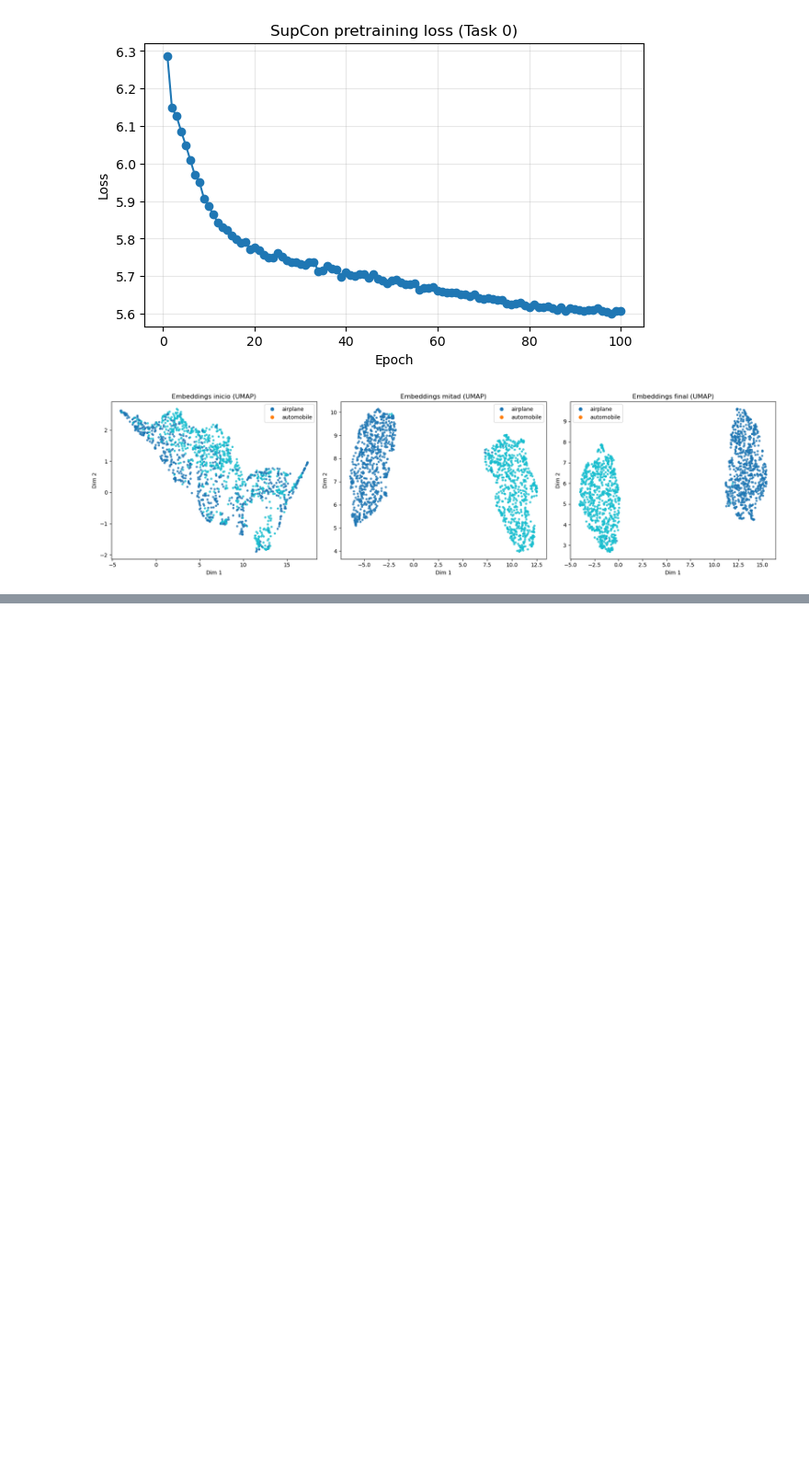
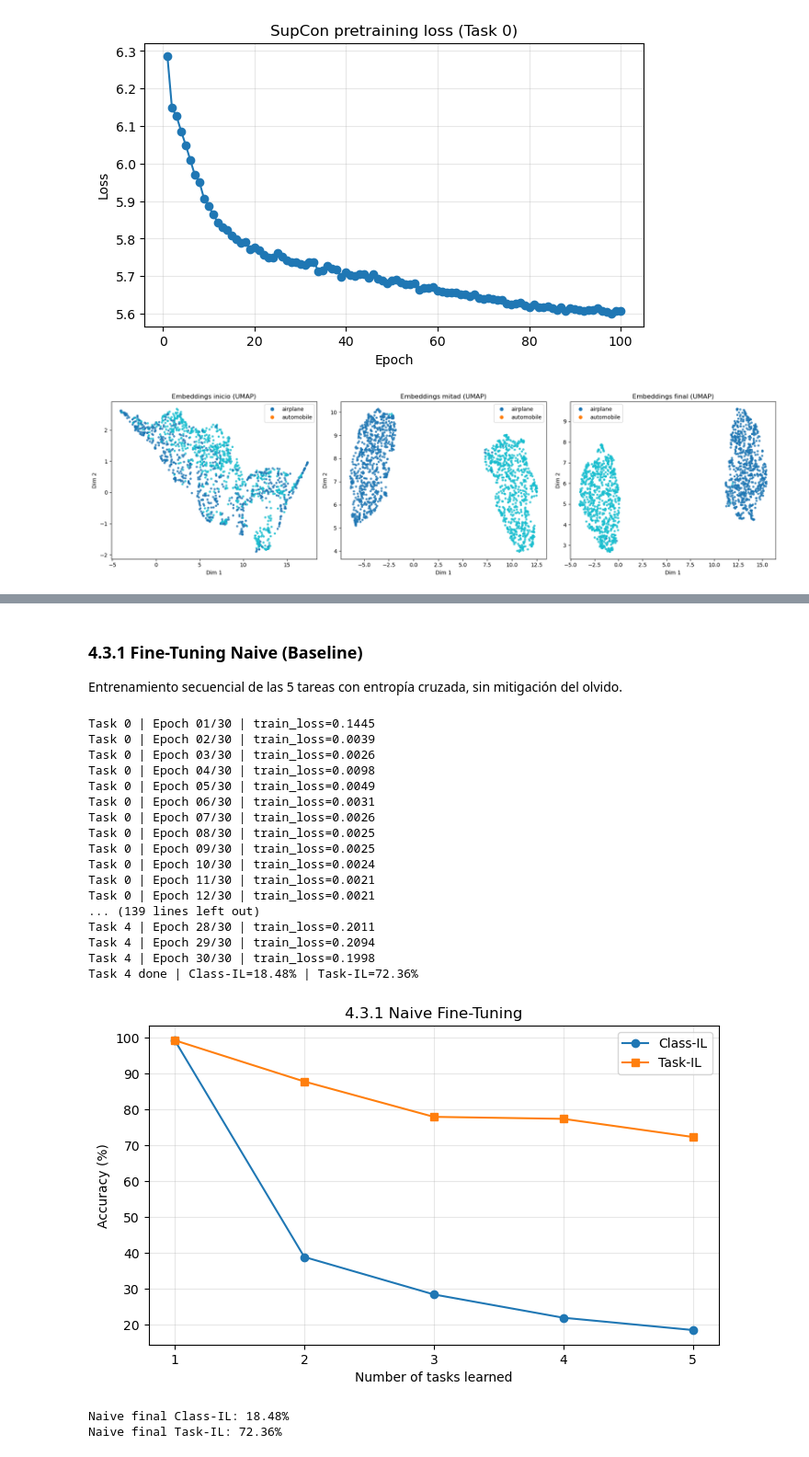
Before and after one commit to Mateo-Giacometti/seq_cifar10_continual_learning, a Jupyter notebook: tp1.ipynb, the cells around one changed output, grey strips where cells are left out. Shown at 92% size. Saved outputs shown, nothing was run; the diff lists cells and outputs as text; code cells hidden in the pictures; blank space fills up the shorter version.

```diff
--- a/tp1.ipynb
+++ b/tp1.ipynb
@@ -88,9 +100,18 @@ DATALOADER_KWARGS = {
 if NUM_WORKERS > 0:
     DATALOADER_KWARGS["prefetch_factor"] = 4
 
-eval_transform, supcon_train_transform = build_transforms()
+transform_config = TransformConfig()
+eval_transform, supcon_train_transform = build_transforms(config=transform_config)
 
-task_config = TaskConfig(n_tasks=5, classes_per_task=2, class_order=list(range(10)))
+task_config = TaskConfig(
+    n_tasks=5,
+    classes_per_task=2,
+    shuffle_class_order=False,
+    seed=SEED,
+    allow_partial_last_task=False,
+    task_classes=None,
+    class_order=list(range(10)),
+)
 seq_builder = SeqCIFAR10Builder(root=DATA_ROOT, config=task_config)
 
 print("4.1 | Seq-CIFAR-10 split summary")
@@ -105,6 +126,7 @@ task_train_loaders, task_test_loaders = seq_builder.build_task_loaders(
     transform=eval_transform,
     train_shuffle=True,
     num_workers=NUM_WORKERS,
+    loader_kwargs=DATALOADER_KWARGS,
 )
 
 print("\n4.1 | Cada tarea usa su DataLoader propio sin mezclar datos de tareas previas.")
@@ -163,9 +185,9 @@ task0_eval_global_loader = DataLoader(
     **DATALOADER_KWARGS,
 )
 
-backbone, feat_dim = build_cifar_resnet18()
+backbone, feat_dim = build_cifar_resnet(model_name="resnet18")
 supcon_model = SupConNetwork(backbone=backbone, feat_dim=feat_dim, proj_dim=128).to(device)
-supcon_criterion = SupConLoss(temperature=0.07)
+supcon_criterion = SupConLoss(temperature=0.07, base_temperature=0.07)
 supcon_optimizer = torch.optim.SGD(
     supcon_model.parameters(),
     lr=0.5,
@@ -299 +331,50 @@ Linear Eval | epoch 100/100 | train_loss=0.0000 | train_acc=100.00% | test_acc=9
 4.2 | Final Task 0 test accuracy (linear head): 99.30%
+# %% [markdown]
+### 4.3.1 Fine-Tuning Naive (Baseline)
+Entrenamiento secuencial de las 5 tareas con entropía cruzada, sin mitigación del olvido.
+# %%
+CL_EPOCHS_PER_TASK = 30
+CL_NUM_CLASSES = len(CIFAR10_CLASSES)
+NAIVE_LR = 0.03
+NAIVE_MOMENTUM = 0.9
+NAIVE_WEIGHT_DECAY = 1e-4
+
+naive_model, naive_history = train_naive_finetuning(
+    backbone=supcon_model.backbone,
+    feat_dim=feat_dim,
+    train_loaders=task_train_loaders,
+    test_loaders=task_test_loaders,
+    task_classes=seq_builder.task_classes,
+    device=device,
+    num_classes=CL_NUM_CLASSES,
+    epochs_per_task=CL_EPOCHS_PER_TASK,
+    lr=NAIVE_LR,
+    momentum=NAIVE_MOMENTUM,
+    weight_decay=NAIVE_WEIGHT_DECAY,
+    verbose=True,
+)
+
+plot_cl_metrics(naive_history, title="4.3.1 Naive Fine-Tuning")
+print(f"Naive final Class-IL: {naive_history['class_il'][-1]:.2f}%")
+print(f"Naive final Task-IL: {naive_history['task_il'][-1]:.2f}%")
+# %% [output]
+Task 0 | Epoch 01/30 | train_loss=0.1445
+Task 0 | Epoch 02/30 | train_loss=0.0039
+Task 0 | Epoch 03/30 | train_loss=0.0026
+Task 0 | Epoch 04/30 | train_loss=0.0098
+Task 0 | Epoch 05/30 | train_loss=0.0049
+Task 0 | Epoch 06/30 | train_loss=0.0031
+Task 0 | Epoch 07/30 | train_loss=0.0026
+Task 0 | Epoch 08/30 | train_loss=0.0025
+Task 0 | Epoch 09/30 | train_loss=0.0025
+Task 0 | Epoch 10/30 | train_loss=0.0024
+Task 0 | Epoch 11/30 | train_loss=0.0021
+Task 0 | Epoch 12/30 | train_loss=0.0021
+... (139 lines left out)
+Task 4 | Epoch 28/30 | train_loss=0.2011
+Task 4 | Epoch 29/30 | train_loss=0.2094
+Task 4 | Epoch 30/30 | train_loss=0.1998
+Task 4 done | Class-IL=18.48% | Task-IL=72.36%
+[figure, added]
+Naive final Class-IL: 18.48%
+Naive final Task-IL: 72.36%
```
Also changed, not shown: parts of 4 cells of this notebook, 5 other files.
